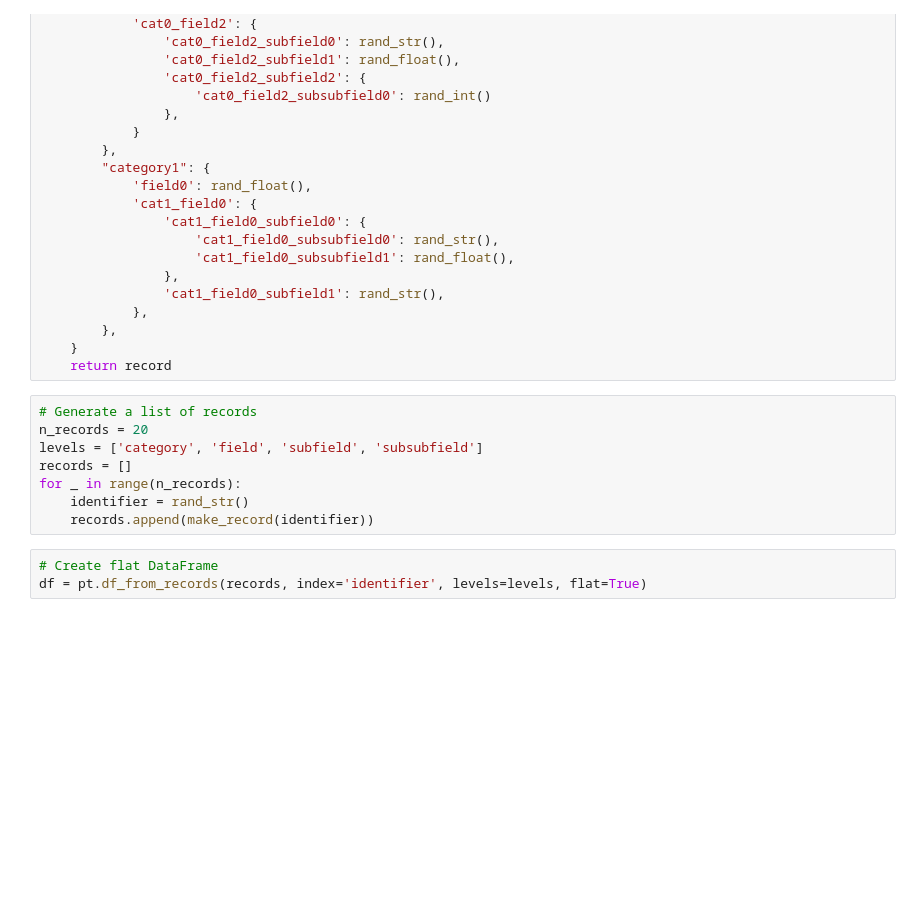
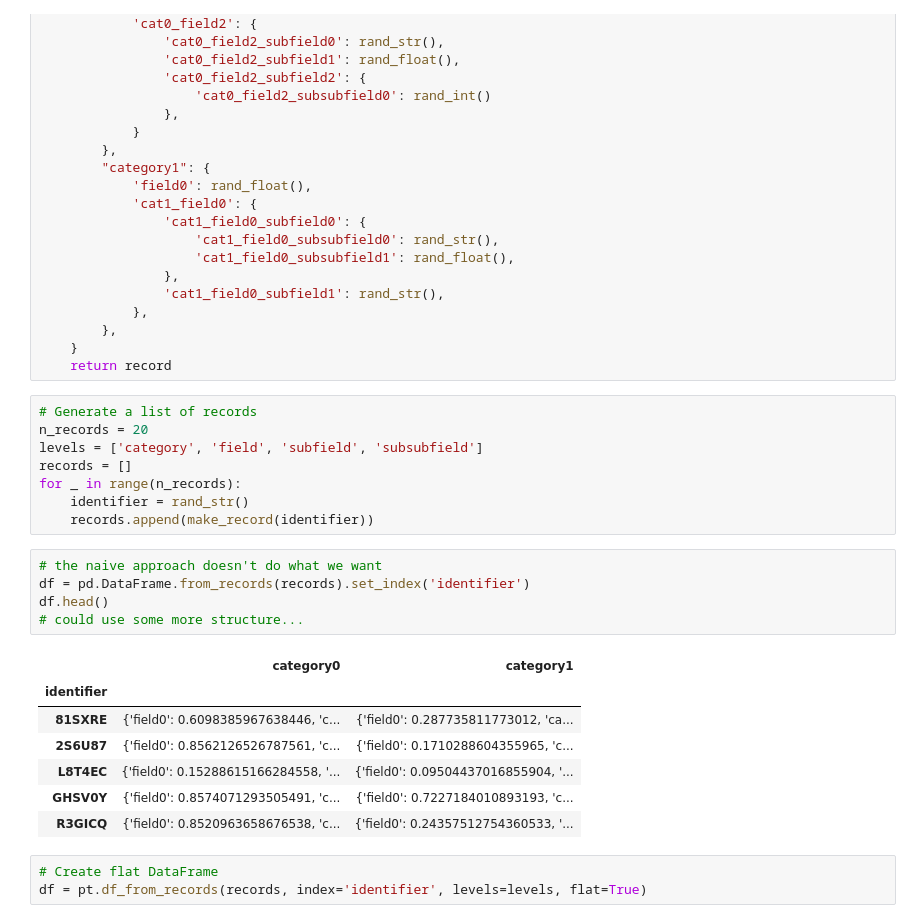
Before and after one commit to loganbvh/pandas-tools, a Jupyter notebook: demo.ipynb, the cells around one changed output. Saved outputs shown, nothing was run; the diff lists cells and outputs as text; blank space fills up the shorter version.

```diff
--- a/demo.ipynb
+++ b/demo.ipynb
@@ -49,6 +49,19 @@ records = []
 for _ in range(n_records):
     identifier = rand_str()
     records.append(make_record(identifier))
+# %%
+# the naive approach doesn't do what we want
+df = pd.DataFrame.from_records(records).set_index('identifier')
+df.head()
+# could use some more structure...
+# %% [output]
+|  | category0 | category1 |
+| identifier |  |  |
+| 81SXRE | {'field0': 0.6098385967638446, 'c... | {'field0': 0.287735811773012, 'ca... |
+| 2S6U87 | {'field0': 0.8562126526787561, 'c... | {'field0': 0.1710288604355965, 'c... |
+| L8T4EC | {'field0': 0.15288615166284558, '... | {'field0': 0.09504437016855904, '... |
+| GHSV0Y | {'field0': 0.8574071293505491, 'c... | {'field0': 0.7227184010893193, 'c... |
+| R3GICQ | {'field0': 0.8520963658676538, 'c... | {'field0': 0.24357512754360533, '... |
 # %%
 # Create flat DataFrame
 df = pt.df_from_records(records, index='identifier', levels=levels, flat=True)
```
Also changed, not shown: parts of 11 cells of this notebook.
